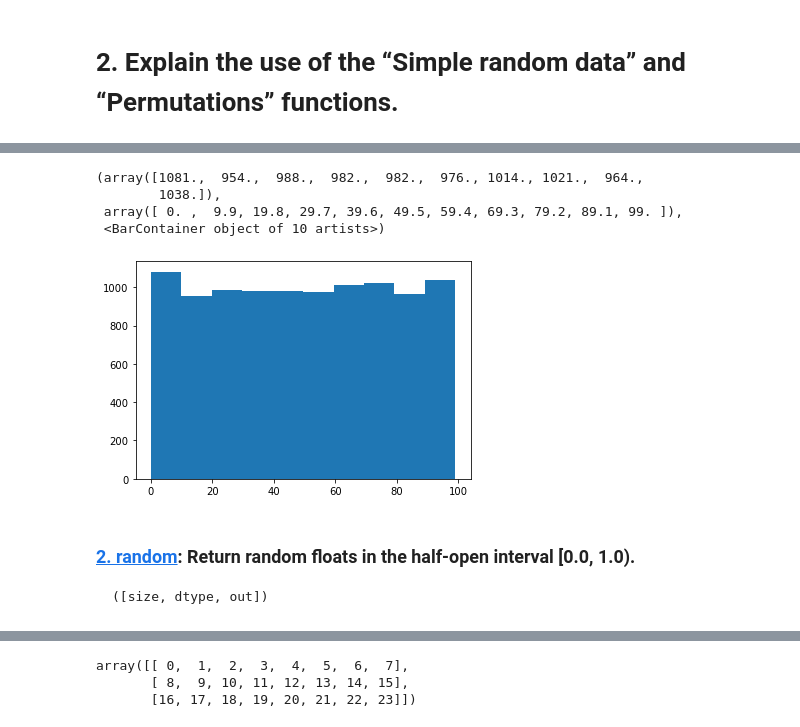
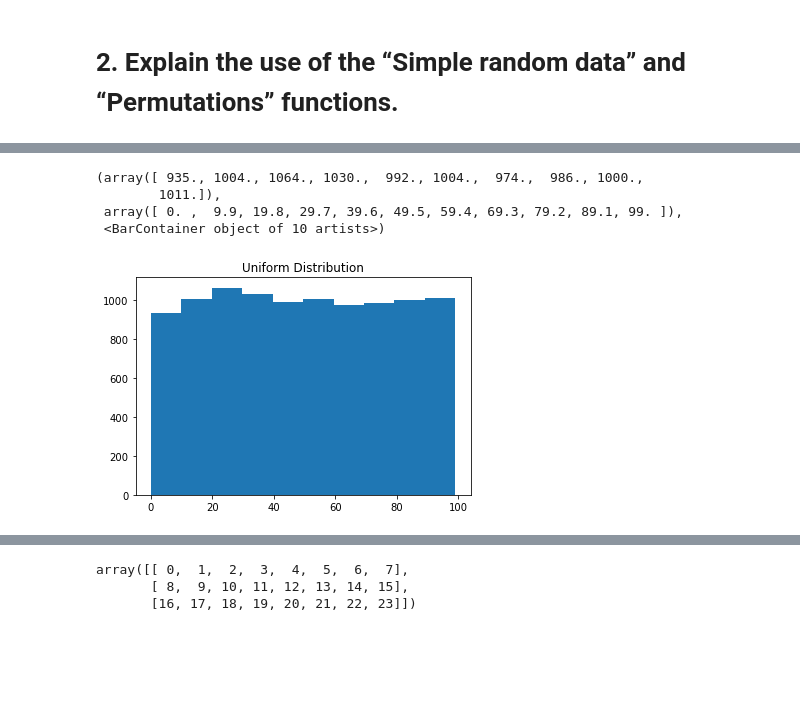
Before and after one commit to DPR-droid/2021_11_Programming-for-Data-Analysis-Assignment-2021, a Jupyter notebook: numpy-random.ipynb, the cells around one changed output, grey strips where cells are left out. Saved outputs shown, nothing was run; the diff lists cells and outputs as text; code cells hidden in the pictures; blank space fills up the shorter version.

Commit message:
Add Uniform Distribution

```diff
--- a/numpy-random.ipynb
+++ b/numpy-random.ipynb
@@ -136,23 +136,21 @@ The package generates random arrays including integers or floats with ranges spe
 # %%
+# Example 1
 # Import numpy module
 import numpy as np
 # Import mathplotlib
-import matplotlib as plt
+import matplotlib.pyplot as plt
 
 # Examples of integers
 rng = np.random.default_rng()
 # Create an array
-x = rng.integers(100, size=10000)
+uniformdist = rng.integers(100, size=10000)
 # Create a plot  to see the randomness
-plt.pyplot.hist(x)
+plt.title('Uniform Distribution')
+plt.hist(uniformdist)
 # %% [output]
-(array([1081.,  954.,  988.,  982.,  982.,  976., 1014., 1021.,  964.,
-        1038.]),
+(array([ 935., 1004., 1064., 1030.,  992., 1004.,  974.,  986., 1000.,
+        1011.]),
  array([ 0. ,  9.9, 19.8, 29.7, 39.6, 49.5, 59.4, 69.3, 79.2, 89.1, 99. ]),
  <BarContainer object of 10 artists>)
-[figure, old version]
+[figure, new version]
-# %% [markdown]
-### [**2. random**](https://numpy.org/doc/stable/reference/random/generated/numpy.random.Generator.random.html#numpy.random.Generator.random): Return random floats in the half-open interval [0.0, 1.0).
-
-    ([size, dtype, out])
 # %%
```
Also changed, not shown: parts of 24 cells of this notebook, 2 other files.
